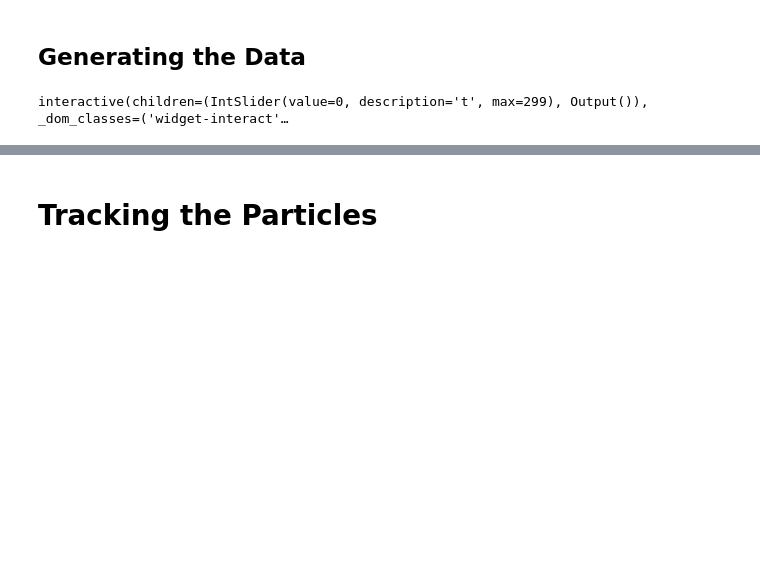
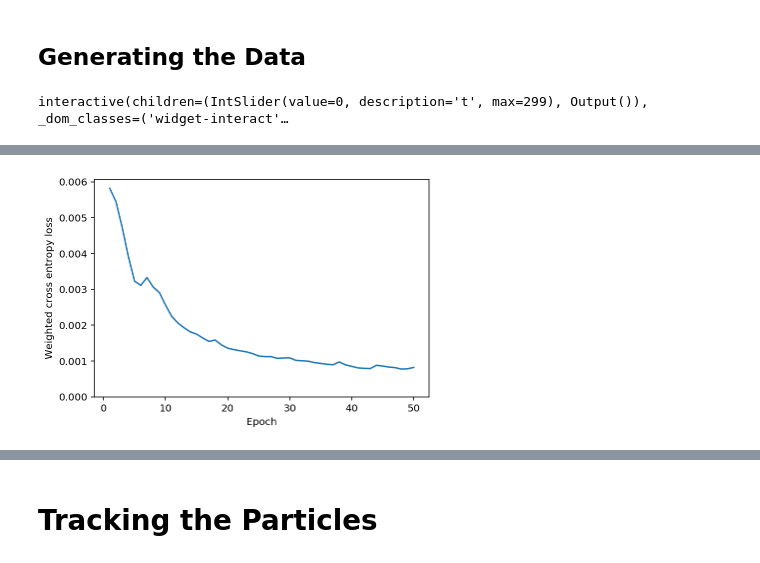
Before and after one commit to YoussefAithaddou/particle-detection-and-prediction, a Jupyter notebook: Full Code.ipynb, the cells around one changed output, grey strips where cells are left out. Cells and saved outputs as stored; diff of their text form; code cells hidden in the pictures; blank space fills up the shorter version.

```diff
--- a/Full Code.ipynb
+++ b/Full Code.ipynb
@@ -184,0 +339,6 @@ interactive(children=(IntSlider(value=0, description='t', max=299), Output()), _
+# %%
+loss_list2 = list()
+
+class SaveBatchLoss2(tf.keras.callbacks.Callback):
+    def on_train_batch_end(self, batch, logs=None):
+        loss_list2.append(logs['loss'])
@@ -184,0 +351,21 @@ interactive(children=(IntSlider(value=0, description='t', max=299), Output()), _
+# %%
+batch_size = 2
+epochs = 50
+
+model2 = Sequential()
+model2.add(Input((Nt,128,128,1)))
+model2.add(ConvLSTM2D(12, kernel_size=(3, 3), padding='same', strides=(1,1),
+                     return_sequences=True,  data_format='channels_last'))
+model2.add(ConvLSTM2D(16, kernel_size=(3, 3), padding='same', strides=(1,1),
+                     return_sequences=True,  data_format='channels_last'))
+model2.add(ConvLSTM2D(2, kernel_size=(3, 3), padding='same', strides=(1,1),
+                     return_sequences=True,  data_format='channels_last', activation="softmax"))
+
+model2.compile(optimizer='adam',
+            loss=weightedLoss(keras.losses.categorical_crossentropy, [0.005, 0.995]),
+            metrics=['accuracy', tf.keras.metrics.Precision(name='precision_1', class_id=1),
+                      tf.keras.metrics.Recall(name='recall_1', class_id=1), f1_score])
+
+num_batches = int(train_size/batch_size)
+model2.fit(train_vid, train_labels, steps_per_epoch=num_batches, epochs=epochs, verbose=1,
+          validation_data=(val_vid, val_labels), callbacks=SaveBatchLoss2())
@@ -184,0 +391,8 @@ interactive(children=(IntSlider(value=0, description='t', max=299), Output()), _
+# %%
+plt.plot(range(1,epochs+1), loss_list2[num_batches-1::num_batches])
+plt.xlabel('Epoch')
+plt.ylabel('Weighted cross entropy loss')
+plt.ylim(0)
+plt.show()
+# %% [output]
+[figure, added]
```
Also changed, not shown: parts of 22 cells of this notebook.
